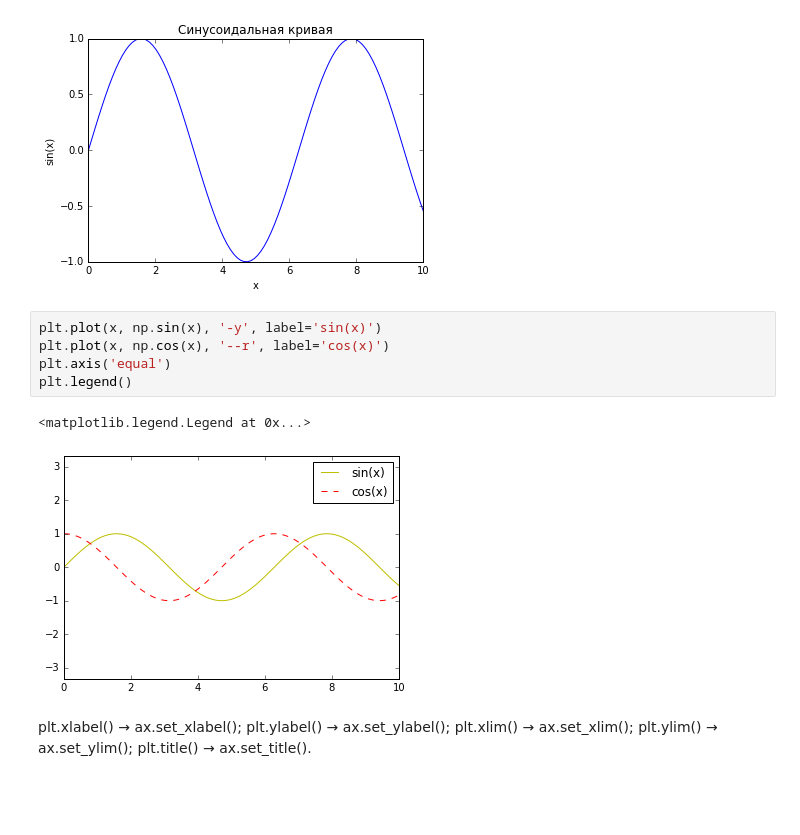
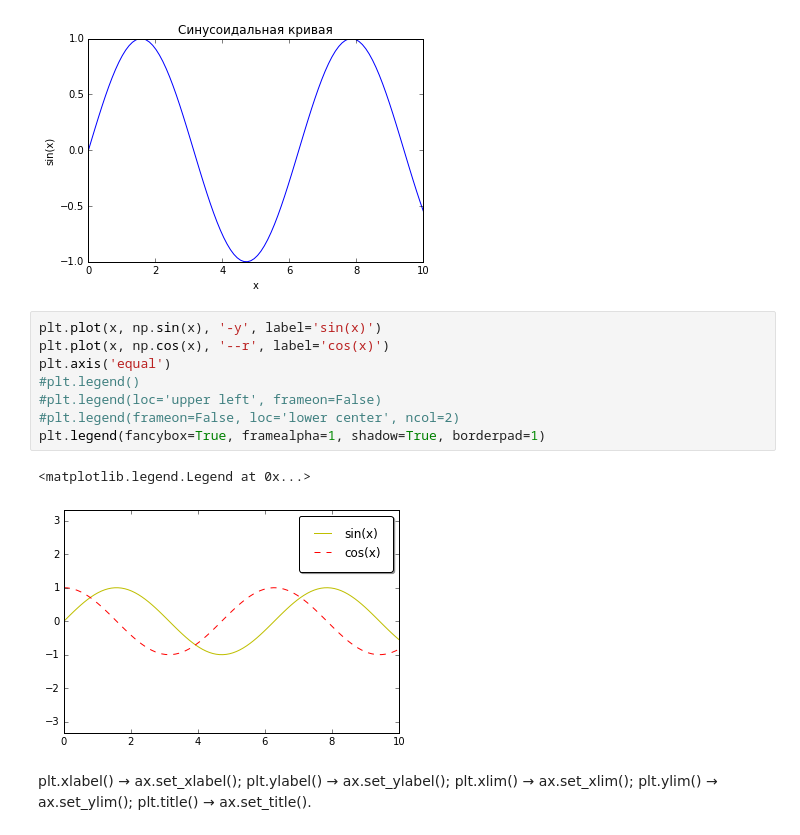
Before and after one commit to VenediktovMaxim/python_tutorial, a Jupyter notebook: WEB_3_matplotlib.ipynb, the cells around one changed output. Drawn from its saved outputs; the diff is of its cells as text; blank space fills up the shorter version.

```diff
--- a/WEB_3_matplotlib.ipynb
+++ b/WEB_3_matplotlib.ipynb
@@ -218,11 +241,14 @@ Text(0, 0.5, 'sin(x)')
 # %%
 plt.plot(x, np.sin(x), '-y', label='sin(x)')
 plt.plot(x, np.cos(x), '--r', label='cos(x)')
 plt.axis('equal')
-plt.legend()
+#plt.legend()
+#plt.legend(loc='upper left', frameon=False)
+#plt.legend(frameon=False, loc='lower center', ncol=2)
+plt.legend(fancybox=True, framealpha=1, shadow=True, borderpad=1)
 # %% [output]
 <matplotlib.legend.Legend at 0x...>
-[figure, old version]
+[figure, new version]
 # %% [markdown]
 plt.xlabel()  →  ax.set_xlabel();
 plt.ylabel()  →  ax.set_ylabel();
```
Also changed, not shown: parts of 67 cells of this notebook, 1 other file.
